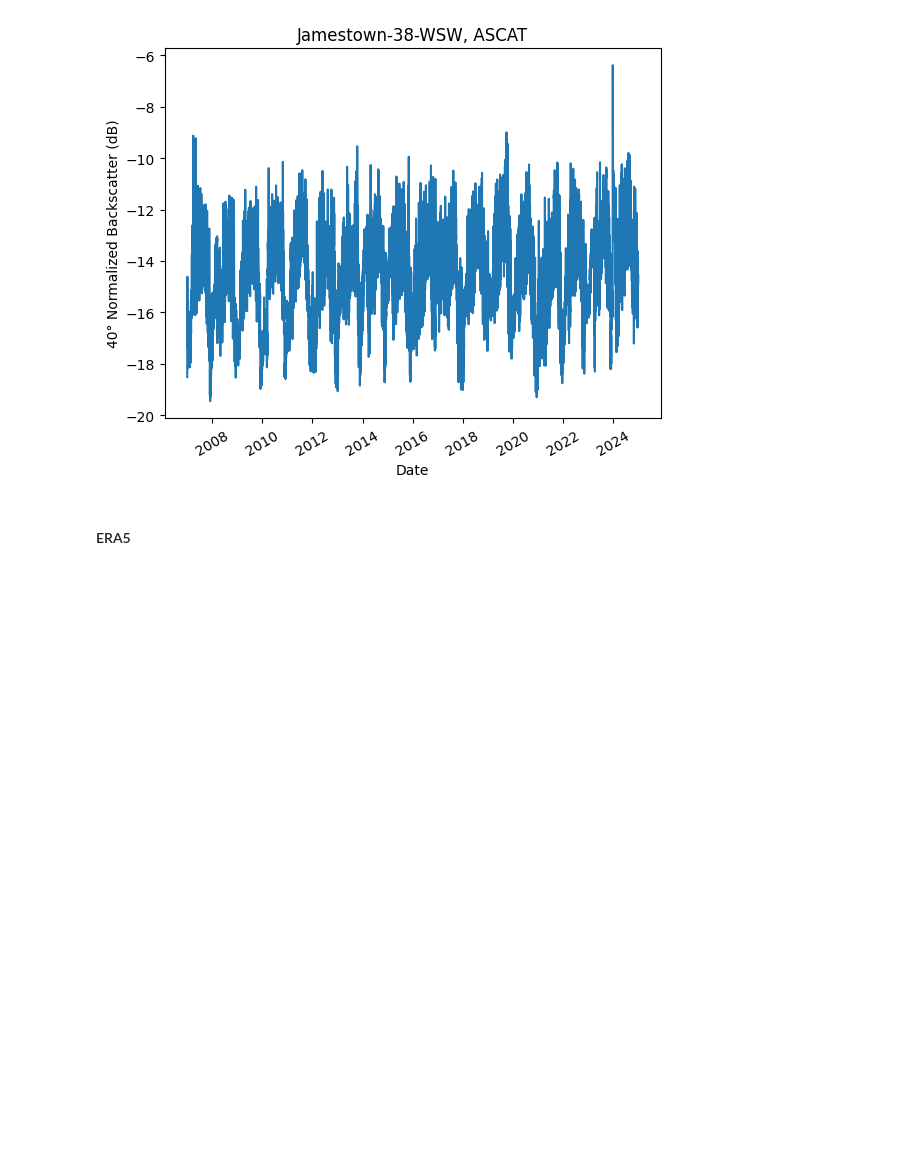
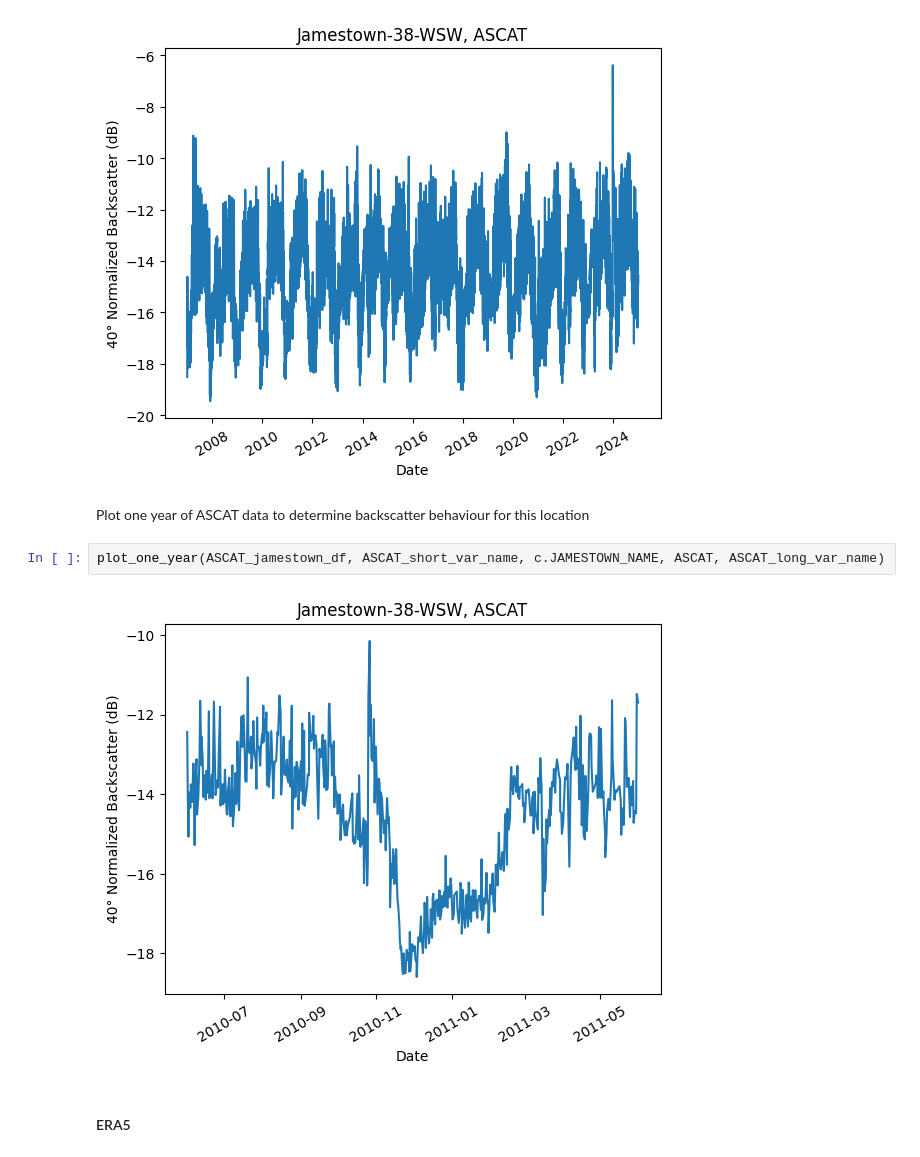
Before and after one commit to gerezk/freeze-thaw-soil-prediction, a Jupyter notebook: notebooks/ASCAT_ERA5_data_cleaning.ipynb, the cells around one changed output. Cells and saved outputs as stored; diff of their text form; blank space fills up the shorter version.

```diff
--- a/notebooks/ASCAT_ERA5_data_cleaning.ipynb
+++ b/notebooks/ASCAT_ERA5_data_cleaning.ipynb
@@ -217,6 +237,12 @@ Show head of df:
 | 2007-01-03 17:00:00+00:00 | -15.158000 | 0 | 1 | 3 |
 | 2007-01-04 03:00:00+00:00 | -14.611470 | 0 | 0 | 3 |
 [figure]
+# %% [markdown]
+Plot one year of ASCAT data to determine backscatter behaviour for this location
+# %%
+plot_one_year(ASCAT_jamestown_df, ASCAT_short_var_name, c.JAMESTOWN_NAME, ASCAT, ASCAT_long_var_name)
+# %% [output]
+[figure, added]
 # %% [markdown]
 #### ERA5
 # %%
```
Also changed, not shown: parts of 20 cells of this notebook.
